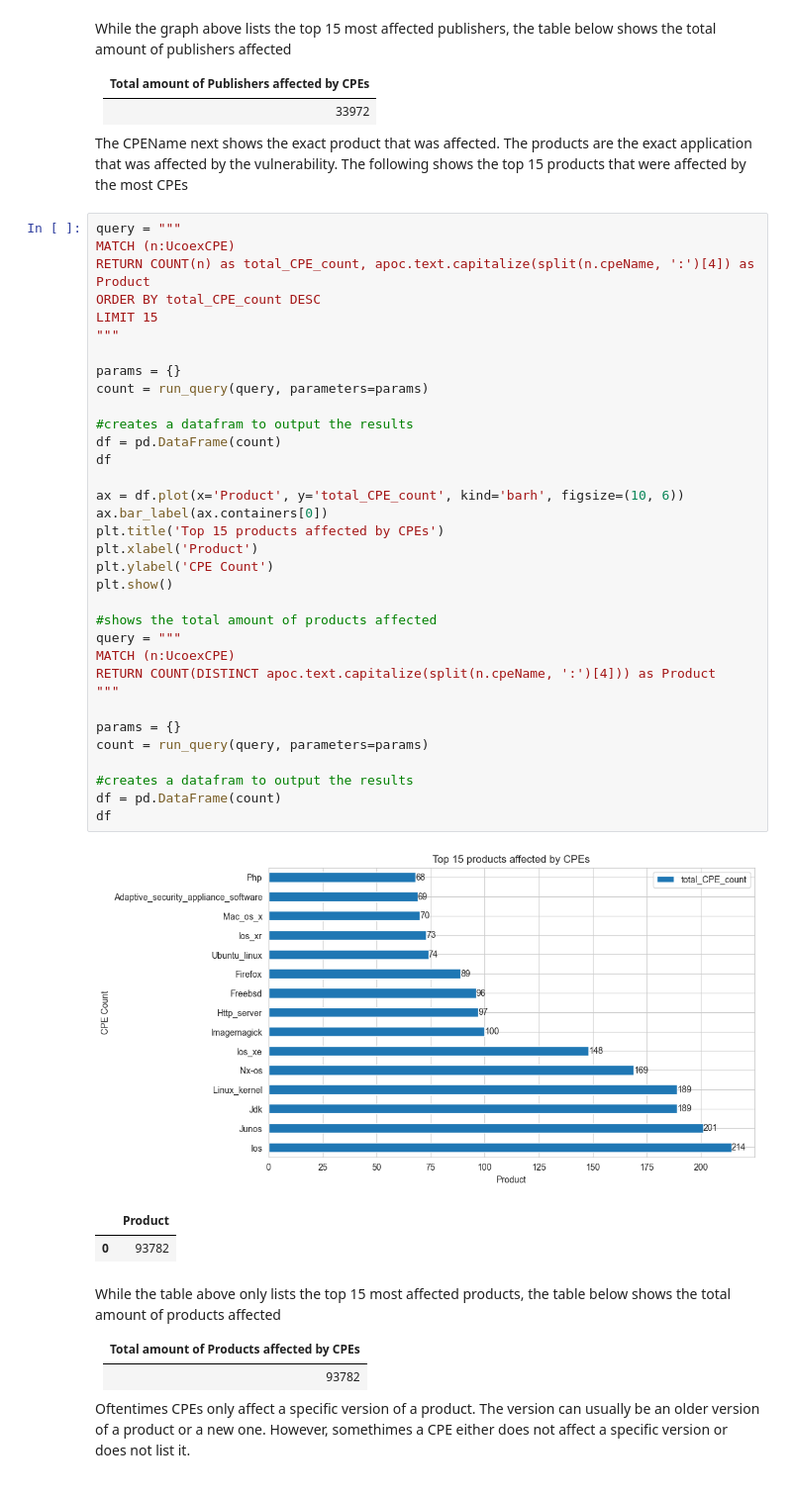
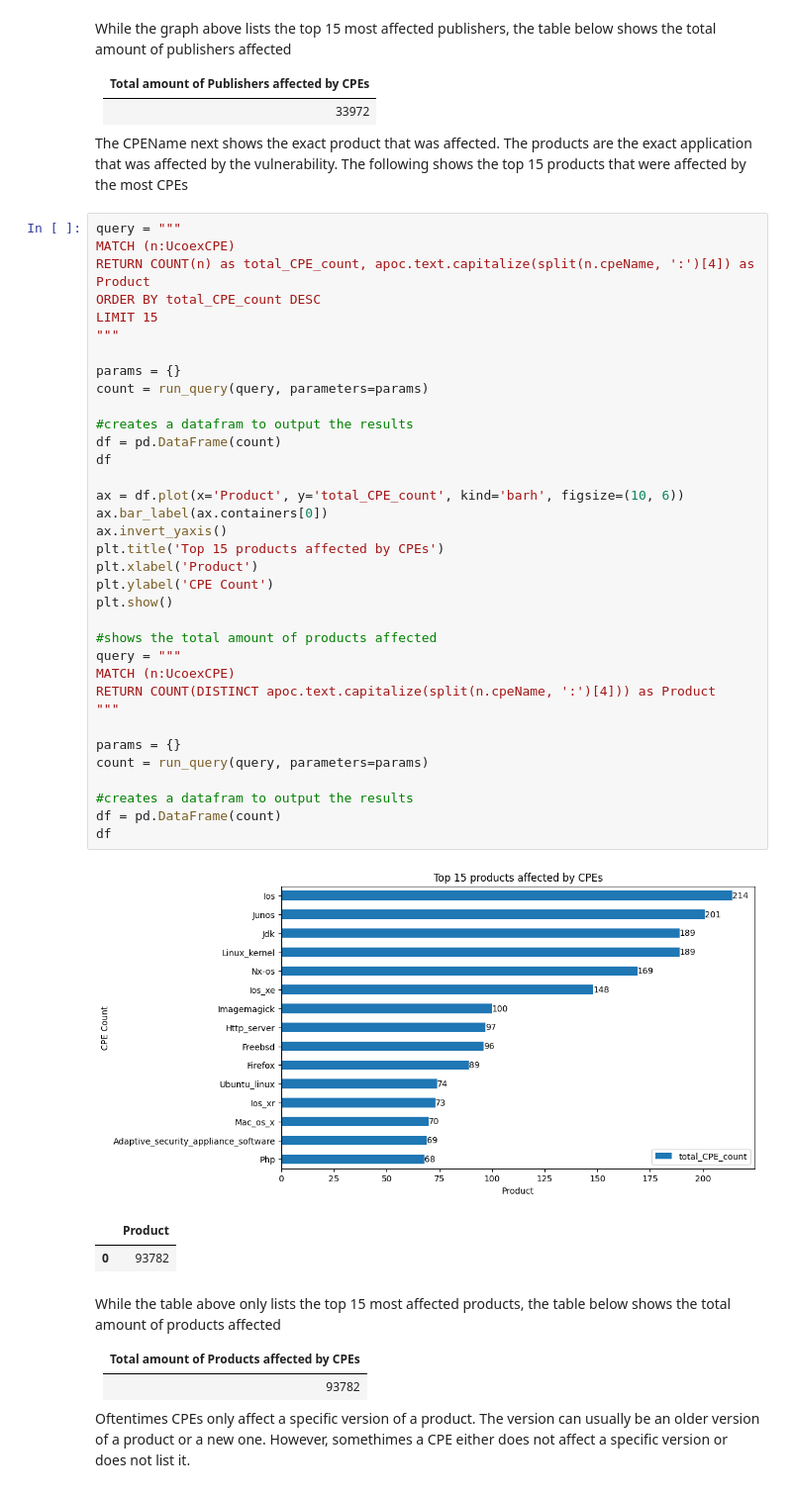
Before and after one commit to edogdu/UCKG, a Jupyter notebook: documents/notebooks/UCKG_Analysis.ipynb, the cells around one changed output. Shown at 99% size. Cells and saved outputs as stored; diff of their text form.

```diff
--- a/documents/notebooks/UCKG_Analysis.ipynb
+++ b/documents/notebooks/UCKG_Analysis.ipynb
@@ -784,34 +861,35 @@ ORDER BY total_CPE_count DESC
 LIMIT 15
 """
 
 params = {}
 count = run_query(query, parameters=params)
 
 #creates a datafram to output the results
 df = pd.DataFrame(count)
 df
 
 ax = df.plot(x='Product', y='total_CPE_count', kind='barh', figsize=(10, 6))
 ax.bar_label(ax.containers[0])
+ax.invert_yaxis()
 plt.title('Top 15 products affected by CPEs')
 plt.xlabel('Product')
 plt.ylabel('CPE Count')
 plt.show()
 
 #shows the total amount of products affected
 query = """
 MATCH (n:UcoexCPE)
 RETURN COUNT(DISTINCT apoc.text.capitalize(split(n.cpeName, ':')[4])) as Product
 """
 
 params = {}
 count = run_query(query, parameters=params)
 
 #creates a datafram to output the results
 df = pd.DataFrame(count)
 df
 # %% [output]
-[figure, old version]
+[figure, new version]
 |  | Product |
 | 0 | 93782 |
 # %% [markdown]
```
Also changed, not shown: parts of 83 cells of this notebook.
